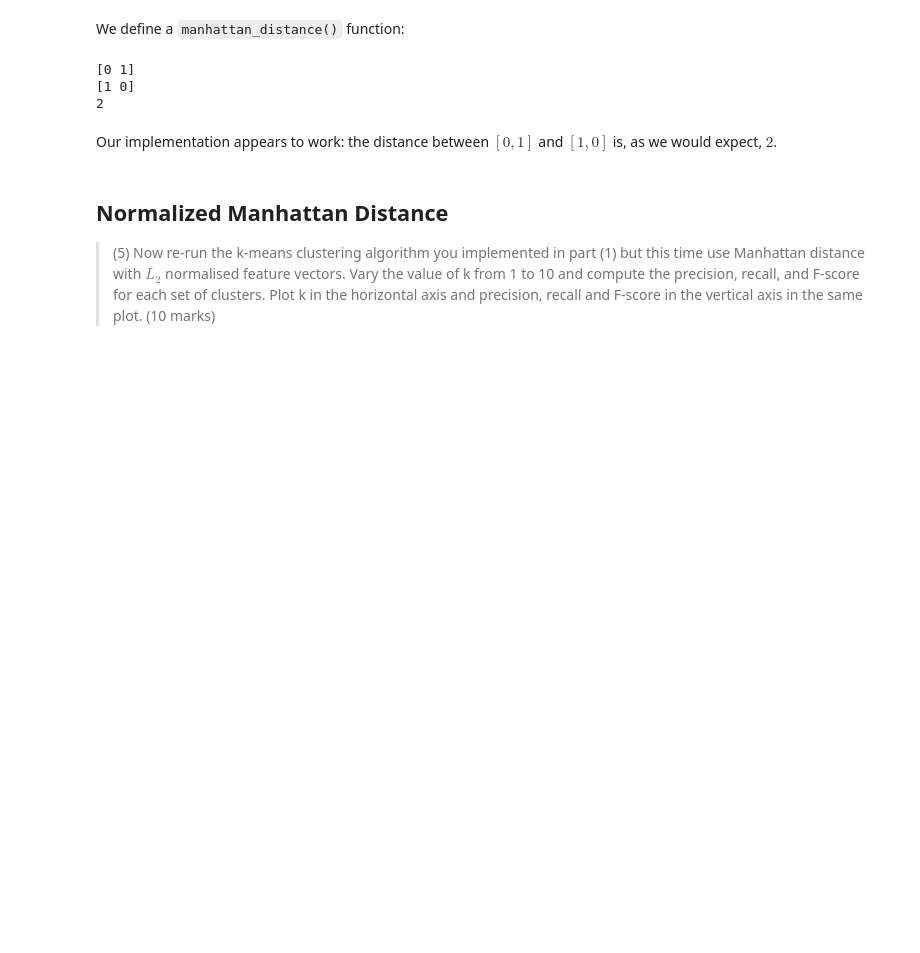
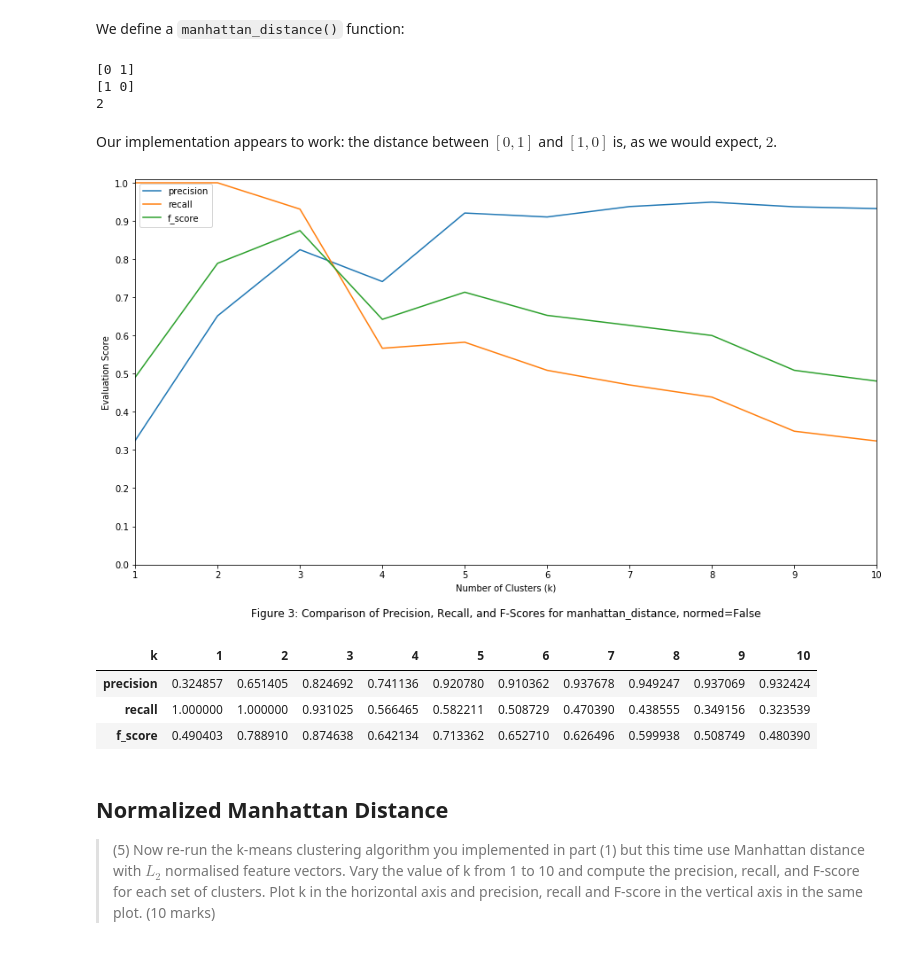
Before and after one commit to peterprescott/kmeans, a Jupyter notebook: notebook.ipynb, the cells around one changed output. Drawn from its saved outputs; the diff is of its cells as text; code cells hidden in the pictures; blank space fills up the shorter version.

```diff
--- a/notebook.ipynb
+++ b/notebook.ipynb
@@ -367,5 +374,6 @@ dog's vector has magnitude 0.9999999999999999
 # %% [markdown]
 Our `normalize()` function seems to be working.
 # %%
-show_results(get_scores(max_k=10, D=words, metric=euclidean_distance, normed=True, seed=seed))
+fig_num += 1
+show_results(fig_num, get_scores(max_k=10, D=words, metric=euclidean_distance, normed=True, seed=seed))
 # %% [output]
@@ -402,7 +410,14 @@ print(manhattan_distance(a,b))
 # %% [markdown]
 Our implementation appears to work: the distance between $[0,1]$ and $[1,0]$ is, as we would expect, $ 2 $.
 # %%
-show_results(get_scores(max_k=10, D=words, metric=manhattan_distance, normed=False, seed=seed))
+fig_num += 1
+show_results(fig_num, get_scores(max_k=10, D=words, metric=manhattan_distance, normed=False, seed=seed))
+# %% [output]
+[figure, added]
+| k | 1 | 2 | 3 | 4 | 5 | 6 | 7 | 8 | 9 | 10 |
+| precision | 0.324857 | 0.651405 | 0.824692 | 0.741136 | 0.920780 | 0.910362 | 0.937678 | 0.949247 | 0.937069 | 0.932424 |
+| recall | 1.000000 | 1.000000 | 0.931025 | 0.566465 | 0.582211 | 0.508729 | 0.470390 | 0.438555 | 0.349156 | 0.323539 |
+| f_score | 0.490403 | 0.788910 | 0.874638 | 0.642134 | 0.713362 | 0.652710 | 0.626496 | 0.599938 | 0.508749 | 0.480390 |
 # %% [markdown]
 ## Normalized Manhattan Distance
 
```
Also changed, not shown: parts of 21 cells of this notebook.
